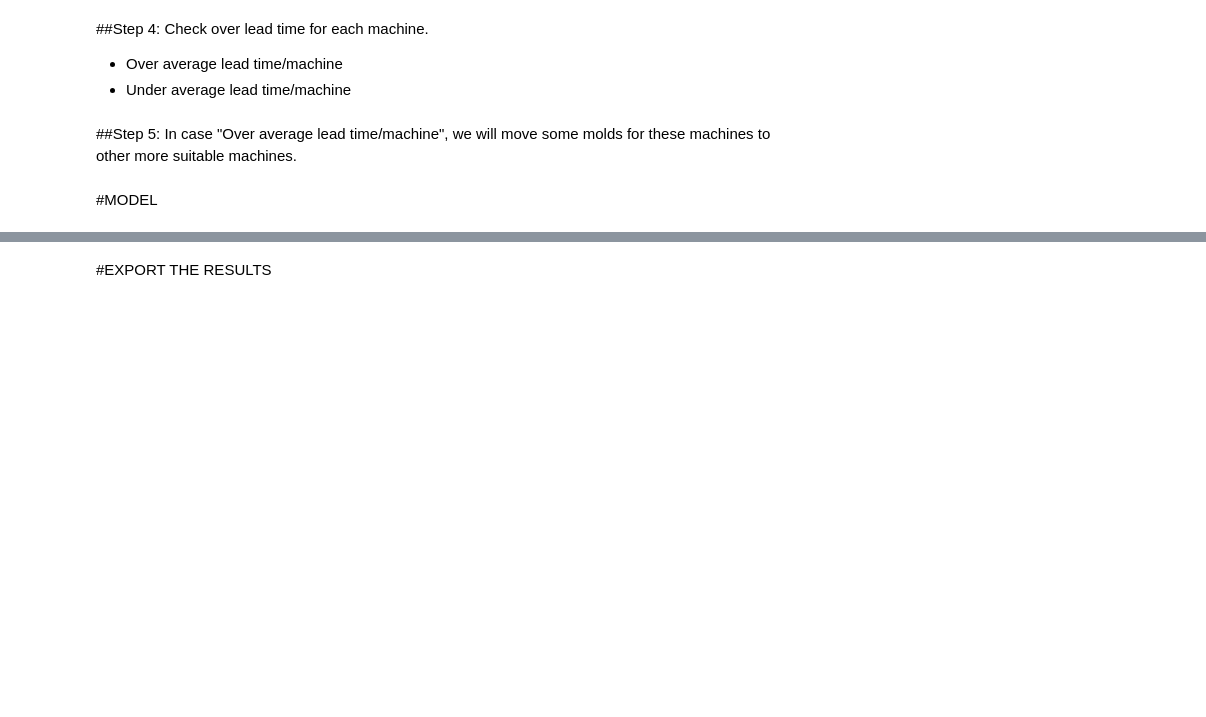
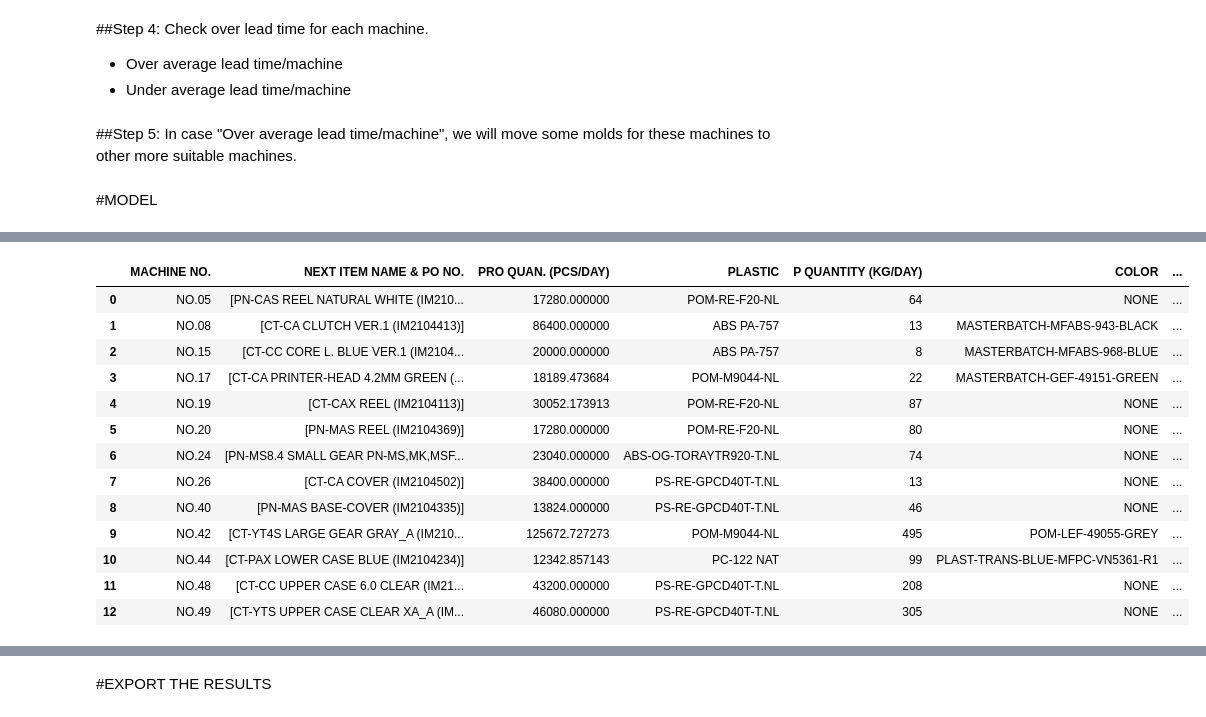
Before and after one commit to ThuyHaLE/ThuyHaLE, a Jupyter notebook: Recommendation_production_planning.ipynb, the cells around one changed output, grey strips where cells are left out. Saved outputs shown, nothing was run; the diff lists cells and outputs as text; code cells hidden in the pictures; blank space fills up the shorter version.

```diff
--- a/Recommendation_production_planning.ipynb
+++ b/Recommendation_production_planning.ipynb
@@ -782,0 +933,18 @@ pending_plastic_plan = prepare_plastic_for_next_items(new_production_plan_with_p
+# %%
+#Pending_plastic_plan
+pending_plastic_plan
+# %% [output]
+|  | MACHINE NO. | NEXT ITEM NAME & PO NO. | PRO QUAN. (PCS/DAY) | PLASTIC | P QUANTITY (KG/DAY) | COLOR | ... |
+| 0 | NO.05 | [PN-CAS REEL NATURAL WHITE (IM210... | 17280.000000 | POM-RE-F20-NL | 64 | NONE | ... |
+| 1 | NO.08 | [CT-CA CLUTCH VER.1 (IM2104413)] | 86400.000000 | ABS PA-757 | 13 | MASTERBATCH-MFABS-943-BLACK | ... |
+| 2 | NO.15 | [CT-CC CORE L. BLUE VER.1 (IM2104... | 20000.000000 | ABS PA-757 | 8 | MASTERBATCH-MFABS-968-BLUE | ... |
+| 3 | NO.17 | [CT-CA PRINTER-HEAD 4.2MM GREEN (... | 18189.473684 | POM-M9044-NL | 22 | MASTERBATCH-GEF-49151-GREEN | ... |
+| 4 | NO.19 | [CT-CAX REEL (IM2104113)] | 30052.173913 | POM-RE-F20-NL | 87 | NONE | ... |
+| 5 | NO.20 | [PN-MAS REEL (IM2104369)] | 17280.000000 | POM-RE-F20-NL | 80 | NONE | ... |
+| 6 | NO.24 | [PN-MS8.4 SMALL GEAR PN-MS,MK,MSF... | 23040.000000 | ABS-OG-TORAYTR920-T.NL | 74 | NONE | ... |
+| 7 | NO.26 | [CT-CA COVER (IM2104502)] | 38400.000000 | PS-RE-GPCD40T-T.NL | 13 | NONE | ... |
+| 8 | NO.40 | [PN-MAS BASE-COVER (IM2104335)] | 13824.000000 | PS-RE-GPCD40T-T.NL | 46 | NONE | ... |
+| 9 | NO.42 | [CT-YT4S LARGE GEAR GRAY_A (IM210... | 125672.727273 | POM-M9044-NL | 495 | POM-LEF-49055-GREY | ... |
+| 10 | NO.44 | [CT-PAX LOWER CASE BLUE (IM2104234)] | 12342.857143 | PC-122 NAT | 99 | PLAST-TRANS-BLUE-MFPC-VN5361-R1 | ... |
+| 11 | NO.48 | [CT-CC UPPER CASE 6.0 CLEAR (IM21... | 43200.000000 | PS-RE-GPCD40T-T.NL | 208 | NONE | ... |
+| 12 | NO.49 | [CT-YTS UPPER CASE CLEAR XA_A (IM... | 46080.000000 | PS-RE-GPCD40T-T.NL | 305 | NONE | ... |
```
Also changed, not shown: parts of 13 cells of this notebook.
